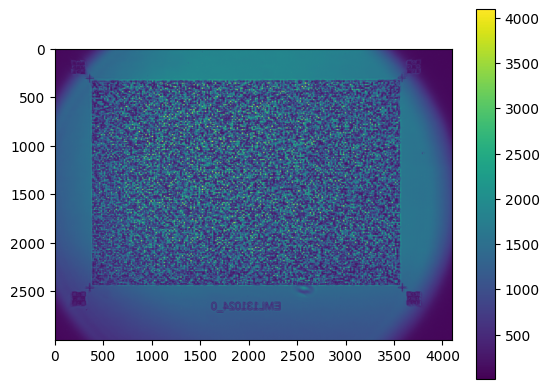
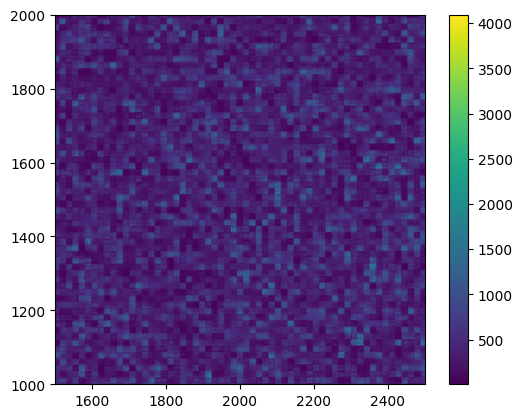
The notebook cell's code change between the first figure and the second:
--- before
+++ after
@@ -1,4 +1,4 @@
-plt.imshow(img[120,...])
+plt.imshow(img[40,...])
 plt.colorbar()
-# plt.xlim([1500, 2500])
-# plt.ylim([1000, 2000])
+plt.xlim([1500, 2500])
+plt.ylim([1000, 2000])

Commit: upd